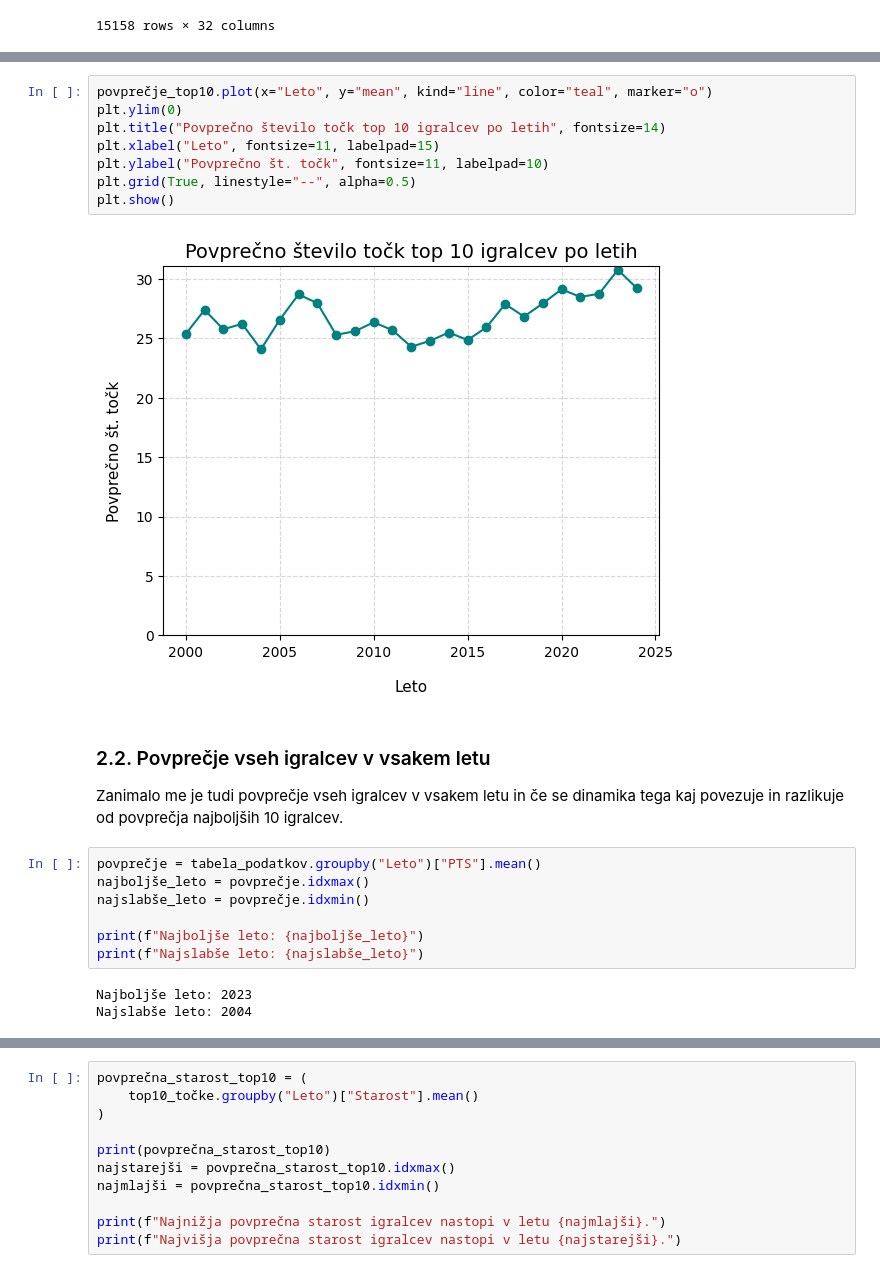
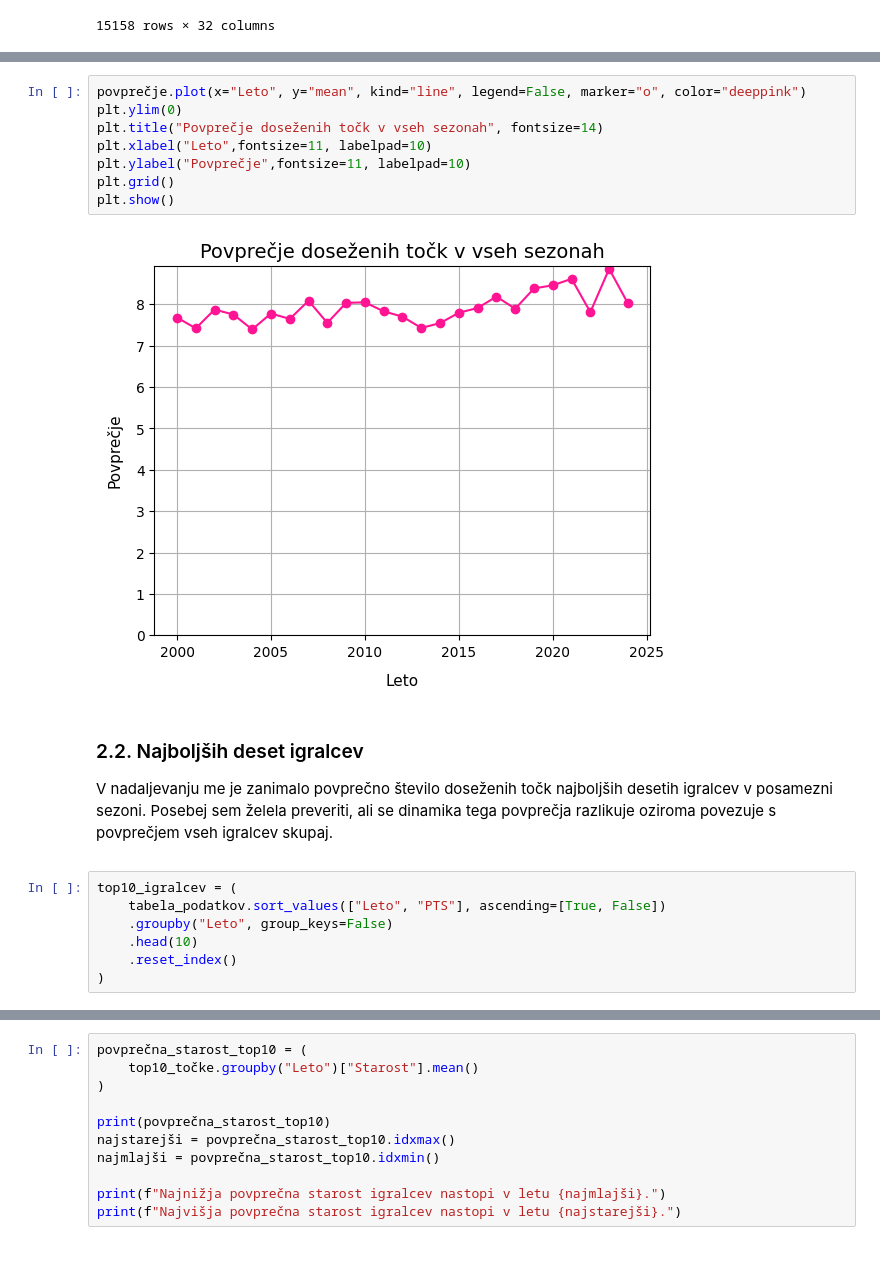
Before and after one commit to neza111/Projektna-naloga-UVP, a Jupyter notebook: analiza_podatkov.ipynb, the cells around one changed output, grey strips where cells are left out. Cells and saved outputs as stored; diff of their text form.

```diff
--- a/analiza_podatkov.ipynb
+++ b/analiza_podatkov.ipynb
@@ -99,25 +71,26 @@ Name: PTS, dtype: float64
 # %%
-povprečje_top10.plot(x="Leto", y="mean", kind="line", color="teal", marker="o")
+povprečje.plot(x="Leto", y="mean", kind="line", legend=False, marker="o", color="deeppink")
 plt.ylim(0)
-plt.title("Povprečno število točk top 10 igralcev po letih", fontsize=14)
-plt.xlabel("Leto", fontsize=11, labelpad=15)
-plt.ylabel("Povprečno št. točk", fontsize=11, labelpad=10)
-plt.grid(True, linestyle="--", alpha=0.5)
+plt.title("Povprečje doseženih točk v vseh sezonah", fontsize=14)
+plt.xlabel("Leto",fontsize=11, labelpad=10)
+plt.ylabel("Povprečje",fontsize=11, labelpad=10)
+plt.grid()
 plt.show()
 # %% [output]
-[figure, old version]
+[figure, new version]
 # %% [markdown]
-### 2.2. Povprečje vseh igralcev v vsakem letu
+<span style="font-family:Times New Roman; font-size:15px;">
 
-Zanimalo me je tudi povprečje vseh igralcev v vsakem letu in če se dinamika tega kaj povezuje in razlikuje od povprečja najboljših 10 igralcev.
+### 2.2. Najboljših deset igralcev
+
+V nadaljevanju me je zanimalo povprečno število doseženih točk najboljših desetih igralcev v posamezni sezoni. Posebej sem želela preveriti, ali se dinamika tega povprečja razlikuje oziroma povezuje s povprečjem vseh igralcev skupaj.
+
+</span>
 # %%
-povprečje = tabela_podatkov.groupby("Leto")["PTS"].mean()
-najboljše_leto = povprečje.idxmax()
-najslabše_leto = povprečje.idxmin()
-
-print(f"Najboljše leto: {najboljše_leto}")
-print(f"Najslabše leto: {najslabše_leto}")
+top10_igralcev = (
+    tabela_podatkov.sort_values(["Leto", "PTS"], ascending=[True, False])
+    .groupby("Leto", group_keys=False)
+    .head(10)
+    .reset_index()
+)
-# %% [output]
-Najboljše leto: 2023
-Najslabše leto: 2004
 # %%
```
Also changed, not shown: parts of 20 cells of this notebook.
